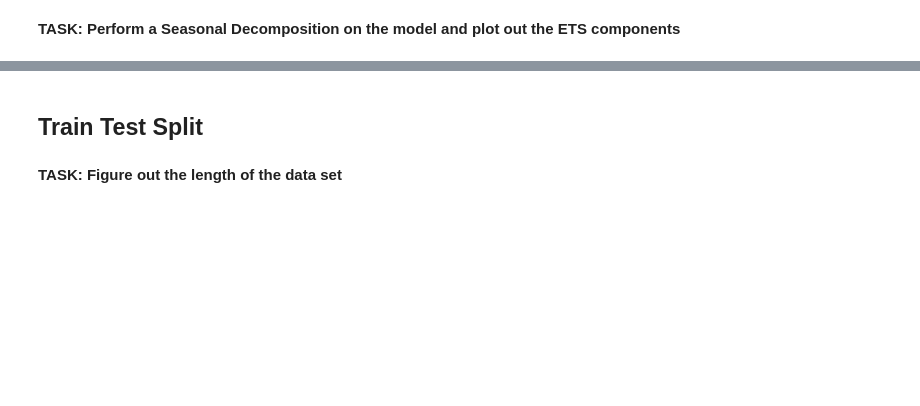
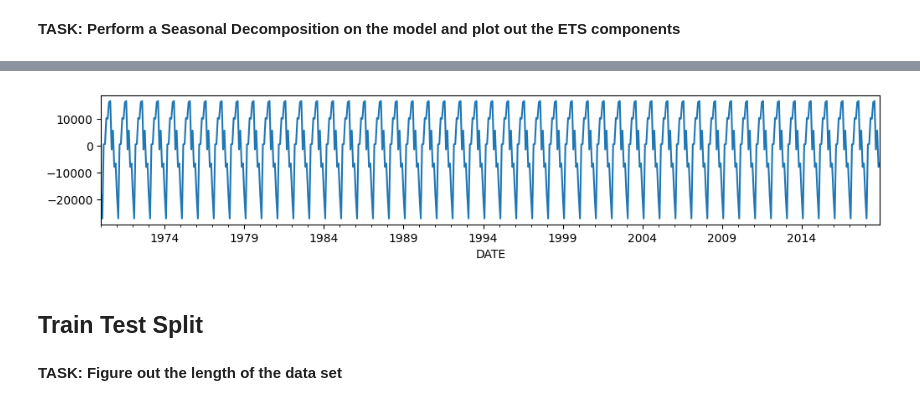
Before and after one commit to LastExile16/DataScience, a Jupyter notebook: TimeSeriesDataAnalysis/02-RNN-Exercise.ipynb, the cells around one changed output, grey strips where cells are left out. Saved outputs shown, nothing was run; the diff lists cells and outputs as text; code cells hidden in the pictures; blank space fills up the shorter version.

```diff
--- a/TimeSeriesDataAnalysis/02-RNN-Exercise.ipynb
+++ b/TimeSeriesDataAnalysis/02-RNN-Exercise.ipynb
@@ -85,3 +54,7 @@ df.plot()
+# %%
+result.seasonal.plot(figsize=(12,2));
+# %% [output]
+[figure, added]
 # %% [markdown]
 ## Train Test Split
 # %% [markdown]
```
Also changed, not shown: parts of 63 cells of this notebook.
